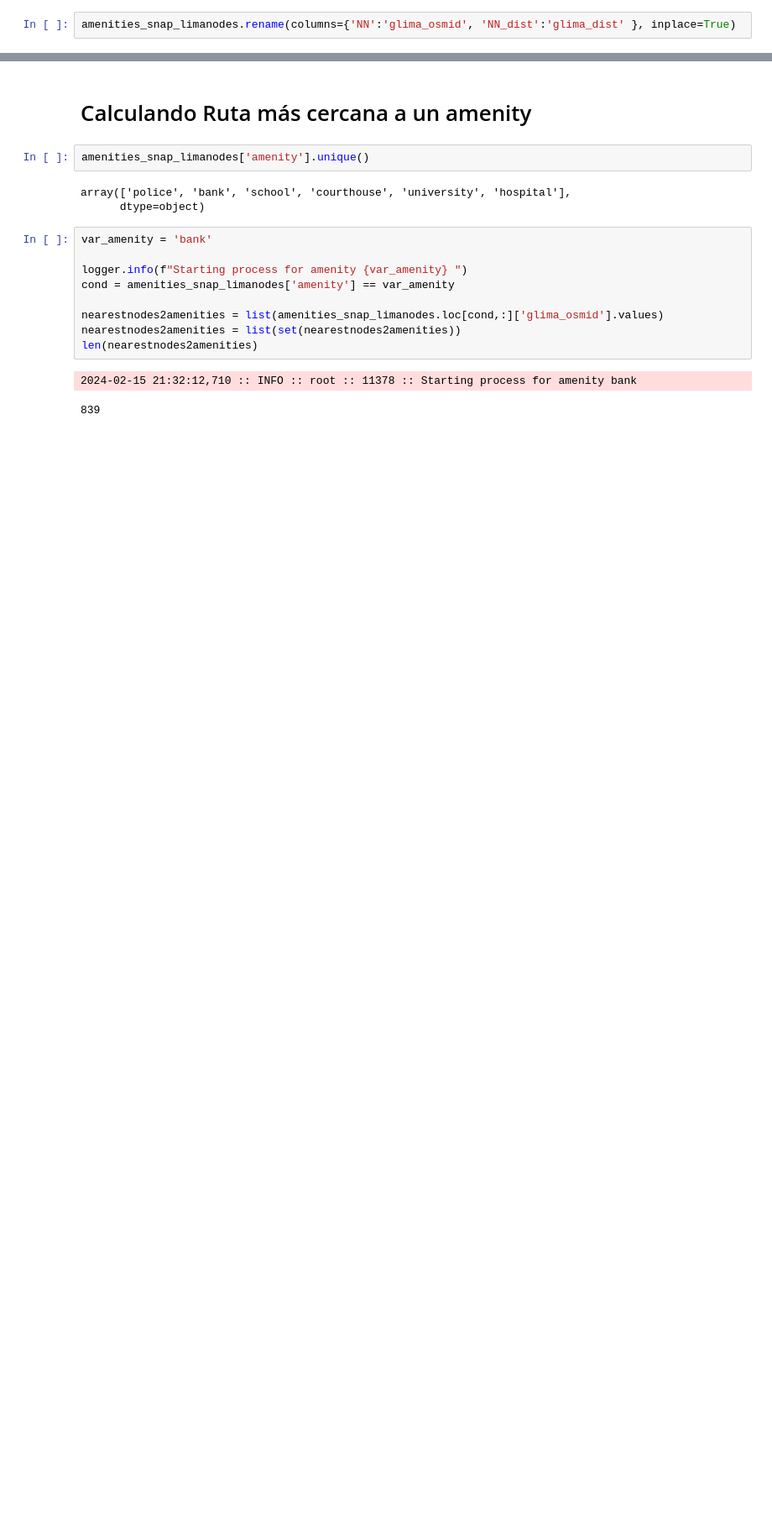
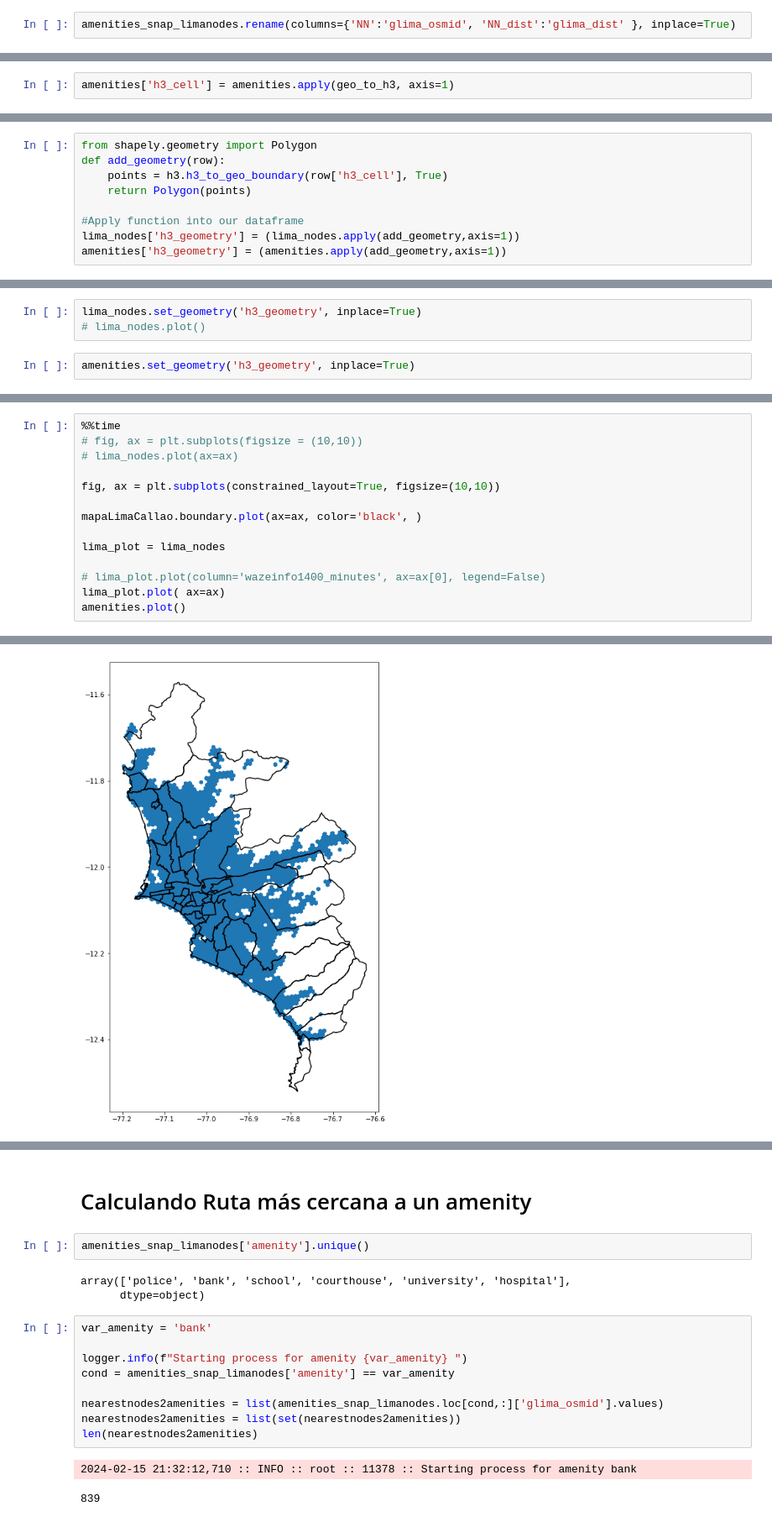
Before and after one commit to leiparov/intercon-simbig-2021, a Jupyter notebook: Lima/RutasLima_5_TransportePrivado.ipynb, the cells around one changed output, grey strips where cells are left out. Shown at 84% size. Drawn from its saved outputs; the diff is of its cells as text; blank space fills up the shorter version.

```diff
--- a/Lima/RutasLima_5_TransportePrivado.ipynb
+++ b/Lima/RutasLima_5_TransportePrivado.ipynb
@@ -176,0 +267,2 @@ amenities_snap_limanodes.rename(columns={'NN':'glima_osmid', 'NN_dist':'glima_di
+# %%
+amenities['h3_cell'] = amenities.apply(geo_to_h3, axis=1)
@@ -176,0 +282,9 @@ amenities_snap_limanodes.rename(columns={'NN':'glima_osmid', 'NN_dist':'glima_di
+# %%
+from shapely.geometry import Polygon
+def add_geometry(row):
+    points = h3.h3_to_geo_boundary(row['h3_cell'], True)
+    return Polygon(points)
+
+#Apply function into our dataframe
+lima_nodes['h3_geometry'] = (lima_nodes.apply(add_geometry,axis=1))
+amenities['h3_geometry'] = (amenities.apply(add_geometry,axis=1))
@@ -176,0 +297,5 @@ amenities_snap_limanodes.rename(columns={'NN':'glima_osmid', 'NN_dist':'glima_di
+# %%
+lima_nodes.set_geometry('h3_geometry', inplace=True)
+# lima_nodes.plot()
+# %%
+amenities.set_geometry('h3_geometry', inplace=True)
@@ -187,0 +350,15 @@ amenities_snap_limanodes.head()
+# %%
+%%time
+# fig, ax = plt.subplots(figsize = (10,10))
+# lima_nodes.plot(ax=ax)
+
+fig, ax = plt.subplots(constrained_layout=True, figsize=(10,10))
+
+mapaLimaCallao.boundary.plot(ax=ax, color='black', )
+
+lima_plot = lima_nodes
+
+# lima_plot.plot(column='wazeinfo1400_minutes', ax=ax[0], legend=False)
+lima_plot.plot( ax=ax)
+amenities.plot()
+# %% [output]
@@ -187,0 +368 @@ amenities_snap_limanodes.head()
+[figure, added]
```
Also changed, not shown: parts of 33 cells of this notebook, 2 other files.
